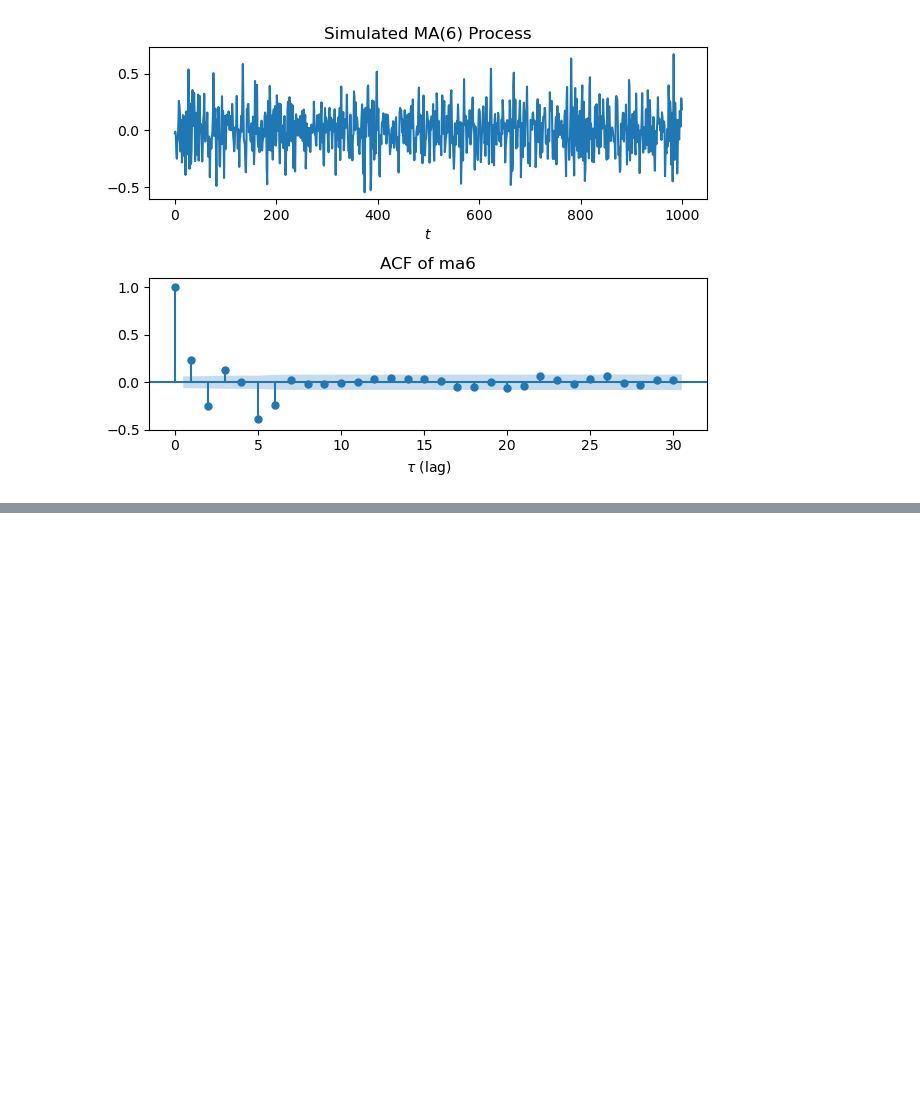
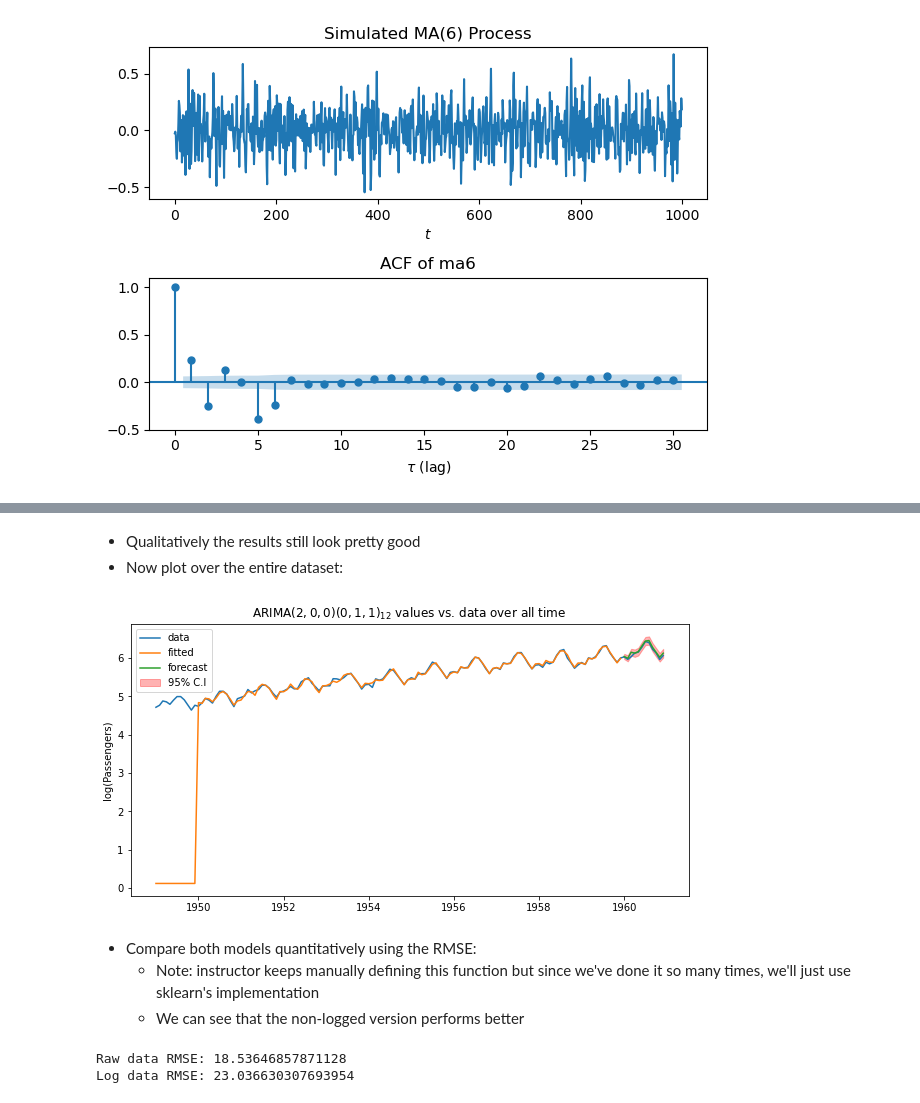
Before and after one commit to les67/TimeSeriesAnalysis_Udemy, a Jupyter notebook: 5_arima.ipynb, the cells around one changed output, grey strips where cells are left out. Drawn from its saved outputs; the diff is of its cells as text; code cells hidden in the pictures; blank space fills up the shorter version.

```diff
--- a/5_arima.ipynb
+++ b/5_arima.ipynb
@@ -799,0 +968,22 @@ fig.tight_layout()
+# %% [markdown]
+- Qualitatively the results still look pretty good
+- Now plot over the entire dataset:
+# %%
+train_pred_log = logmodel.predict_in_sample(start=0,end=-1) # in sample predictions
+
+# plot
+plt.figure(figsize=(10,5))
+plt.plot(df.index, df['LogPassengers'], label='data')
+plt.plot(train.index, train_pred_log, label='fitted')
+plt.plot(test.index, test_pred_log, label='forecast')
+plt.fill_between(test.index, confint[:,0], confint[:,1], color='red', alpha=0.3, label='95% C.I')
+plt.legend()
+plt.ylabel('log(Passengers)')
+plt.title(r'ARIMA$(2,0,0)(0,1,1)_{12}$ values vs. data over all time')
+plt.show()
+# %% [output]
+[figure, added]
+# %% [markdown]
+- Compare both models quantitatively using the RMSE:
+    - Note: instructor keeps manually defining this function but since we've done it so many times, we'll just use sklearn's implementation
+    - We can see that the non-logged version performs better
@@ -799,0 +992,6 @@ fig.tight_layout()
+# %%
+print(f'Raw data RMSE: {mean_squared_error(test["Passengers"],test_pred,squared=False)}') # squared = True would return MSE
+print(f'Log data RMSE: {mean_squared_error(test["Passengers"],np.exp(test_pred_log),squared=False)}')
+# %% [output]
+Raw data RMSE: 18.53646857871128
+Log data RMSE: 23.036630307693954
```
Also changed, not shown: parts of 30 cells of this notebook.
